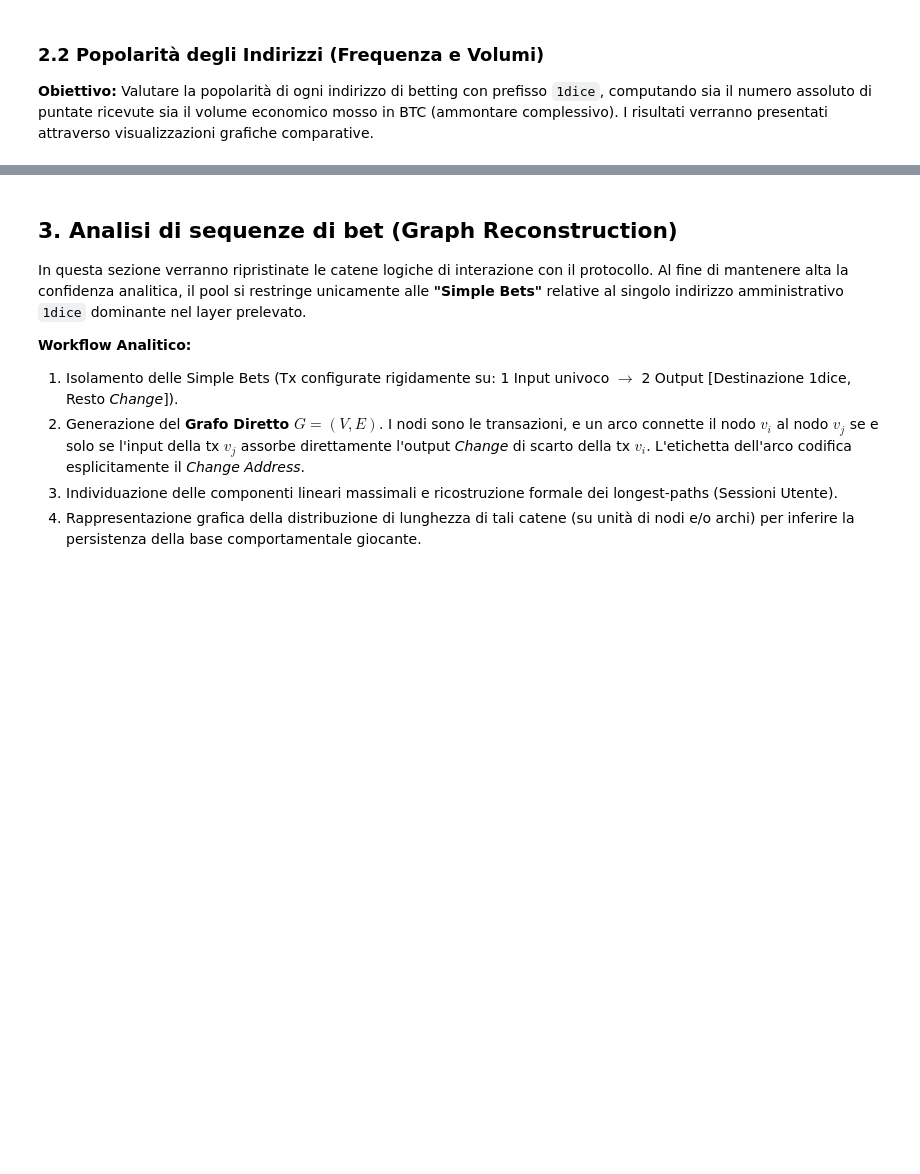
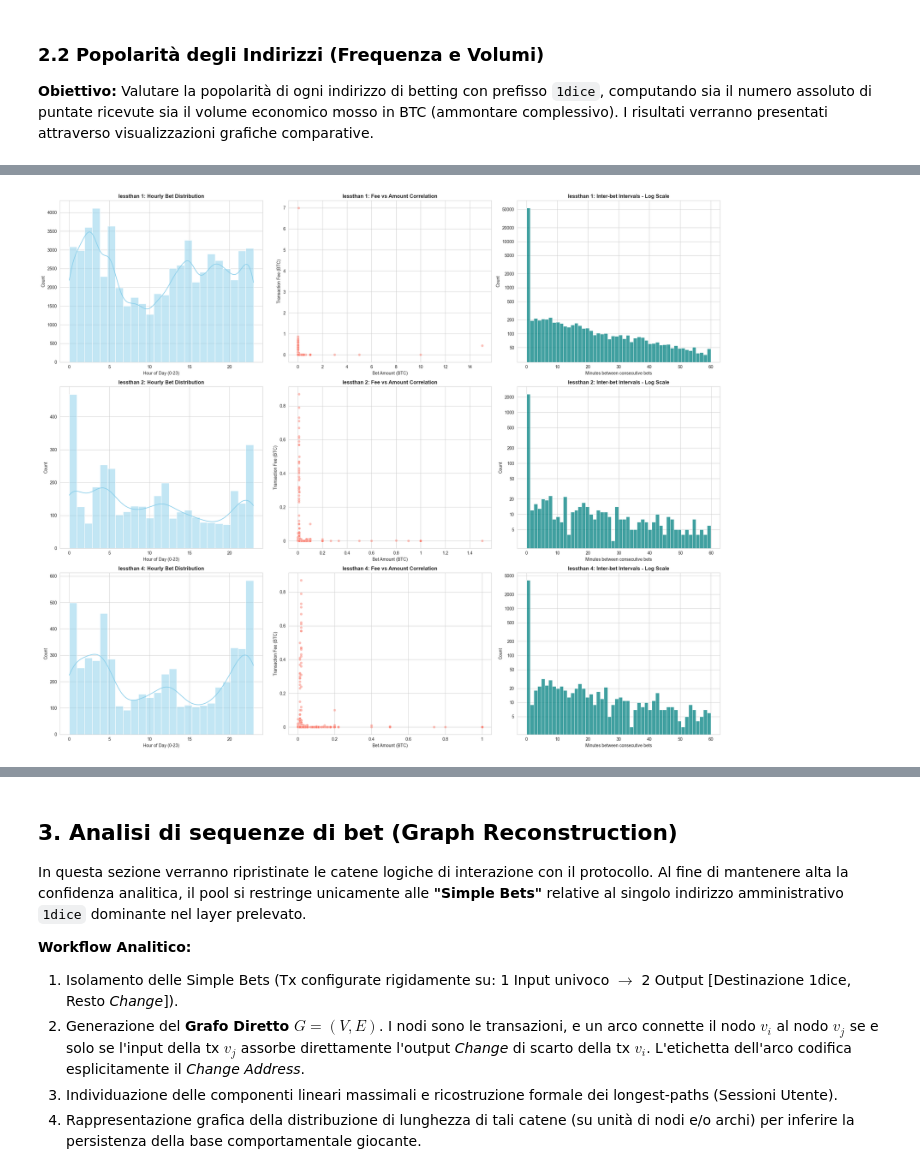
Before and after one commit to Hevial/betflow-satoshi-dice, a Jupyter notebook: notebooks/satoshi_dice_analysis.ipynb, the cells around one changed output, grey strips where cells are left out. Saved outputs shown, nothing was run; the diff lists cells and outputs as text; code cells hidden in the pictures; blank space fills up the shorter version.

```diff
--- a/notebooks/satoshi_dice_analysis.ipynb
+++ b/notebooks/satoshi_dice_analysis.ipynb
@@ -85,0 +152,17 @@ import seaborn as sns
+# %%
+from src.analytics import get_behavioral_data
+from src.visualizations import plot_behavioral_profiling
+
+# 1. Identificazione dei Top 3 indirizzi (già calcolati in popularity_df)
+top_3_hashes = popularity_df.head(3)['hash'].tolist()
+top_3_names = popularity_df.head(3)['Name'].tolist()
+
+# 2. Estrazione dei dati comportamentali per ciascuno dei 3 indirizzi
+behavioral_results = {}
+for h, name in zip(top_3_hashes, top_3_names):
+    behavioral_results[name] = get_behavioral_data(tx_annotated, h, outputs, mapping)
+
+# 3. Visualizzazione del pannello di profilazione comparativo
+plot_behavioral_profiling(behavioral_results)
+# %% [output]
+[figure, added]
```
Also changed, not shown: parts of 13 cells of this notebook, 2 other files.
